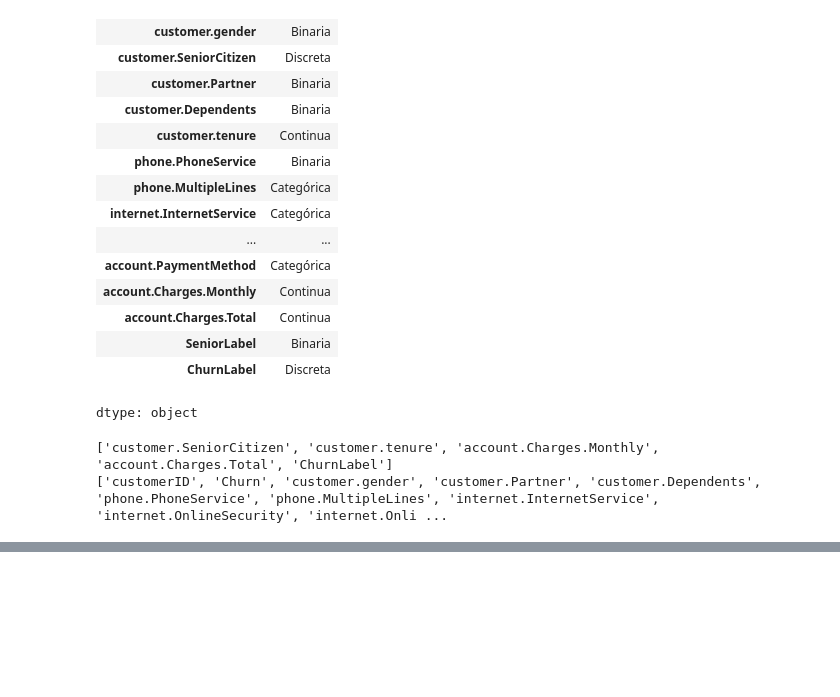
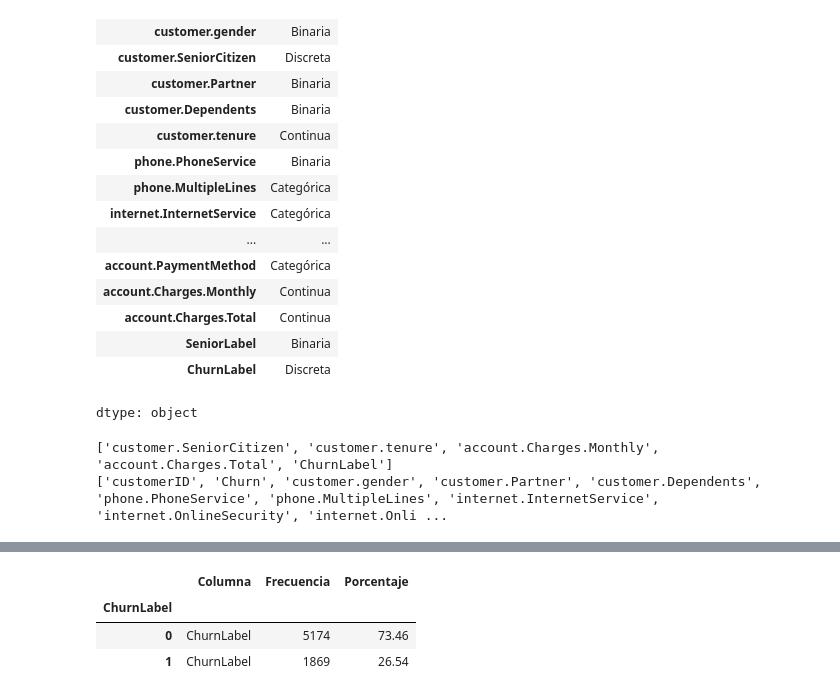
Before and after one commit to Tecindes/ChakkengeONE, a Jupyter notebook: TelecomX_parte2_latam.ipynb, the cells around one changed output, grey strips where cells are left out. Cells and saved outputs as stored; diff of their text form; code cells hidden in the pictures; blank space fills up the shorter version.

```diff
--- a/TelecomX_parte2_latam.ipynb
+++ b/TelecomX_parte2_latam.ipynb
@@ -85,19 +85,16 @@ def clasificar_simple_variable(col):
     else:
         return 'Desconocido'
 # %%
-Cuantitiva=[]
+Cuantitativa=[]
 Cualitativa=[]
 for col in df.columns:
     tipo = clasificar_simple_variable(df[col])
     if tipo == 'Cuantitativa':
-        Cuantitiva.append(col)
+        Cuantitativa.append(col)
     elif tipo == 'Cualitativa':
         Cualitativa.append(col)
-print(Cuantitiva)
+print(Cuantitativa)
 print(Cualitativa)
 # %% [output]
 ['customer.SeniorCitizen', 'customer.tenure', 'account.Charges.Monthly', 'account.Charges.Total', 'ChurnLabel']
 ['customerID', 'Churn', 'customer.gender', 'customer.Partner', 'customer.Dependents', 'phone.PhoneService', 'phone.MultipleLines', 'internet.InternetService', 'internet.OnlineSecurity', 'internet.Onli ...
-# %%
-for col in Cuantitiva:
-  print (df[col].count)
@@ -121,0 +117,11 @@ Name: ChurnLabel, Length: 7043, dtype: int64>
+# %%
+for col in Cuantitativa:
+  frecuencia=df[col].value_counts()
+  porcentaje=df[col].value_counts(normalize=True).round(4)*100
+  dis_frec_cualitativa=pd.DataFrame({'Columna':col,'Frecuencia':frecuencia,'Porcentaje':porcentaje})
+dis_frec_cualitativa
+# %% [output]
+|  | Columna | Frecuencia | Porcentaje |
+| ChurnLabel |  |  |  |
+| 0 | ChurnLabel | 5174 | 73.46 |
+| 1 | ChurnLabel | 1869 | 26.54 |
```
Also changed, not shown: parts of 3 cells of this notebook.
